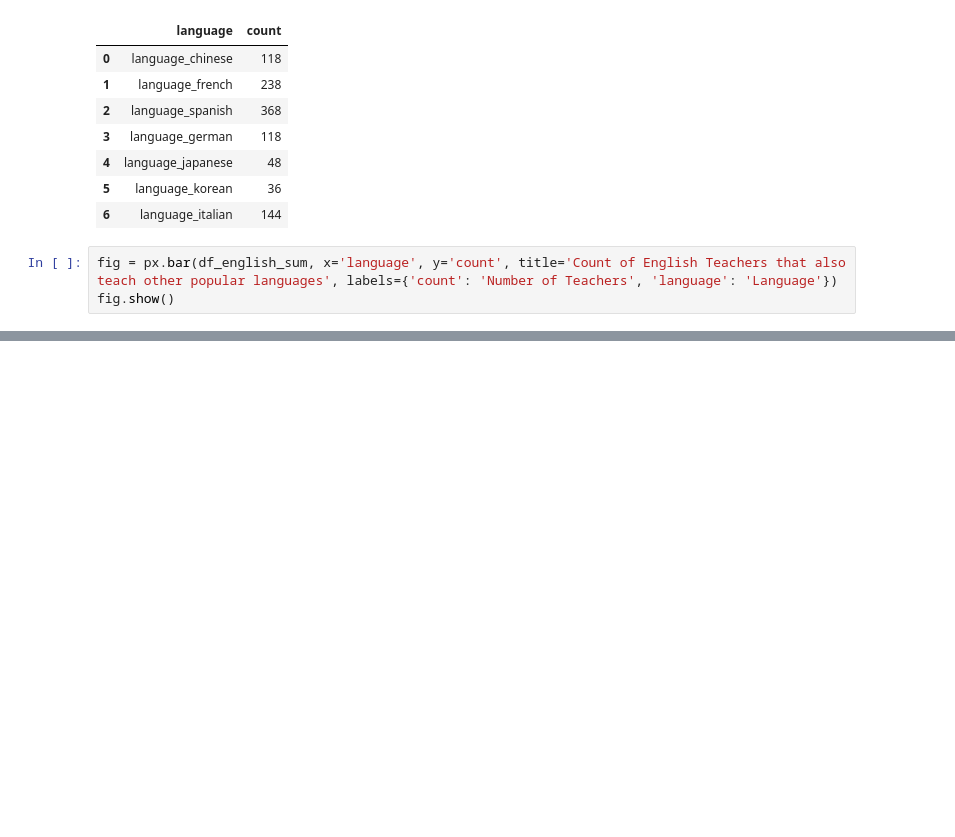
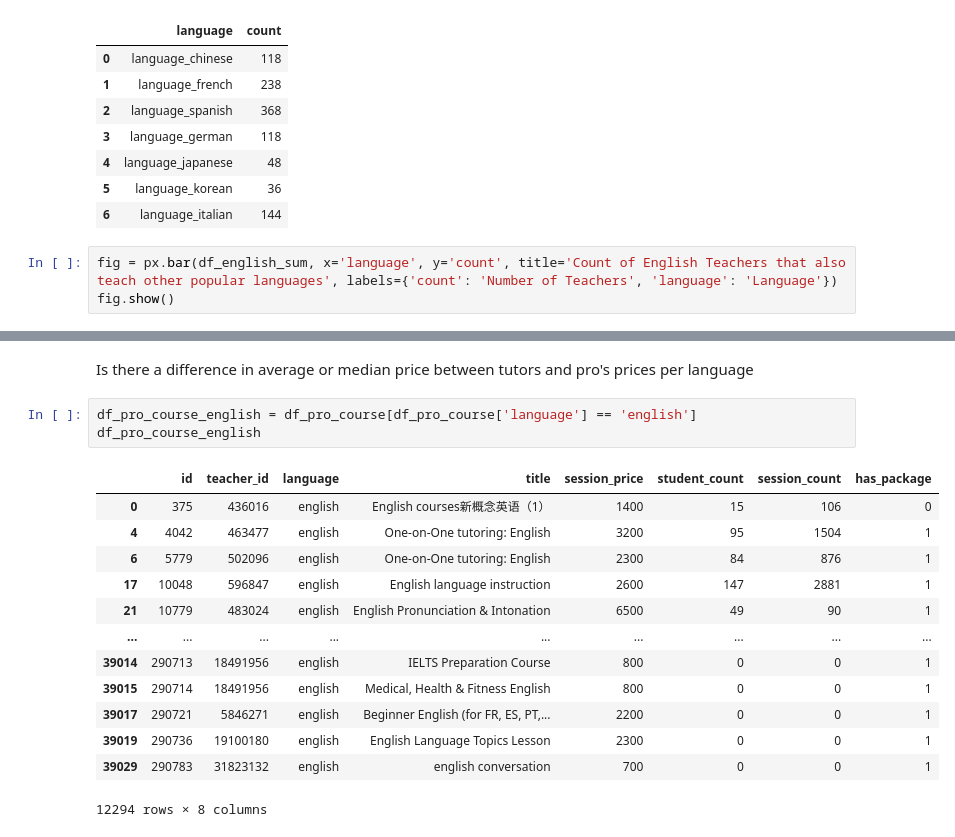
Before and after one commit to ernmin/Project4GA, a Jupyter notebook: EDA/EDA.ipynb, the cells around one changed output, grey strips where cells are left out. Cells and saved outputs as stored; diff of their text form; blank space fills up the shorter version.

```diff
--- a/EDA/EDA.ipynb
+++ b/EDA/EDA.ipynb
@@ -261,0 +361,19 @@ fig.show()
+# %% [markdown]
+Is there a difference in average or median price between tutors and pro's prices per language
+# %%
+df_pro_course_english = df_pro_course[df_pro_course['language'] == 'english']
+df_pro_course_english
+# %% [output]
+|  | id | teacher_id | language | title | session_price | student_count | session_count | has_package |
+| 0 | 375 | 436016 | english | English courses新概念英语（1） | 1400 | 15 | 106 | 0 |
+| 4 | 4042 | 463477 | english | One-on-One tutoring: English | 3200 | 95 | 1504 | 1 |
+| 6 | 5779 | 502096 | english | One-on-One tutoring: English | 2300 | 84 | 876 | 1 |
+| 17 | 10048 | 596847 | english | English language instruction | 2600 | 147 | 2881 | 1 |
+| 21 | 10779 | 483024 | english | English Pronunciation & Intonation | 6500 | 49 | 90 | 1 |
+| ... | ... | ... | ... | ... | ... | ... | ... | ... |
+| 39014 | 290713 | 18491956 | english | IELTS Preparation Course | 800 | 0 | 0 | 1 |
+| 39015 | 290714 | 18491956 | english | Medical, Health & Fitness English | 800 | 0 | 0 | 1 |
+| 39017 | 290721 | 5846271 | english | Beginner English (for FR, ES, PT,... | 2200 | 0 | 0 | 1 |
+| 39019 | 290736 | 19100180 | english | English Language Topics Lesson | 2300 | 0 | 0 | 1 |
+| 39029 | 290783 | 31823132 | english | english conversation | 700 | 0 | 0 | 1 |
+12294 rows × 8 columns
```
Also changed, not shown: parts of 24 cells of this notebook, 1 other file.
